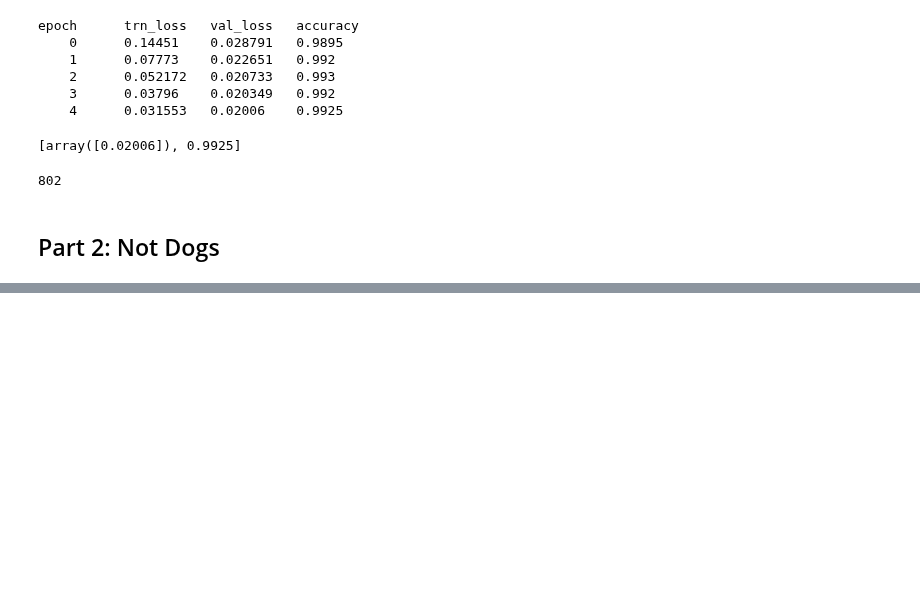
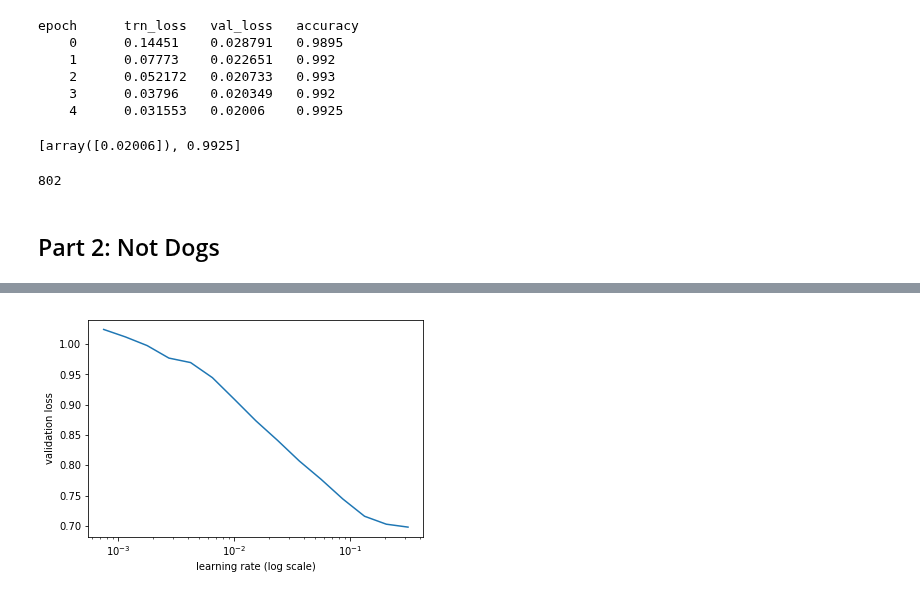
Before and after one commit to xjdeng/DISSS-Fast.ai-Notes, a Jupyter notebook: Notebooks/lesson1_not_cat_dog.ipynb, the cells around one changed output, grey strips where cells are left out. Cells and saved outputs as stored; diff of their text form; code cells hidden in the pictures; blank space fills up the shorter version.

```diff
--- a/Notebooks/lesson1_not_cat_dog.ipynb
+++ b/Notebooks/lesson1_not_cat_dog.ipynb
@@ -144,0 +154,4 @@ print(sum(pred_cats))
+# %%
+learn.sched.plot()
+# %% [output]
+[figure, added]
```
Also changed, not shown: parts of 22 cells of this notebook.
